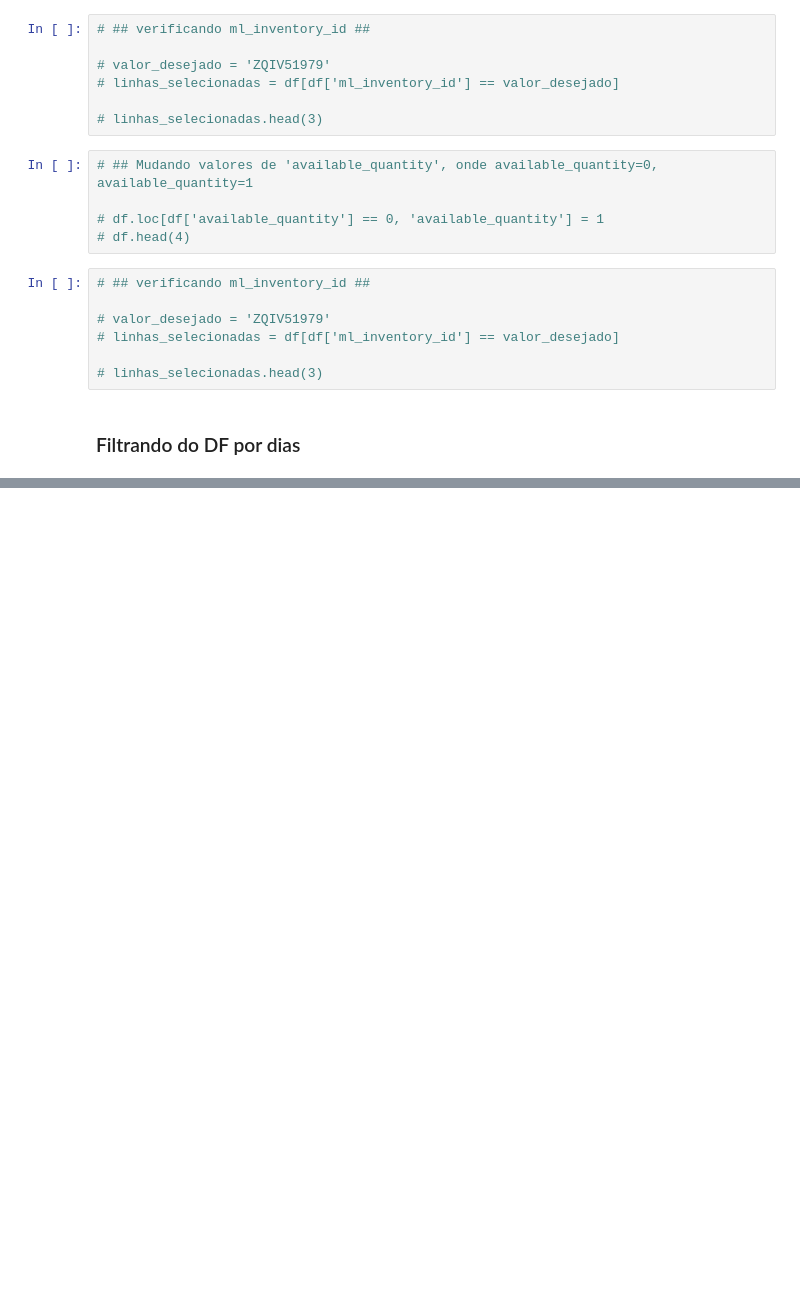
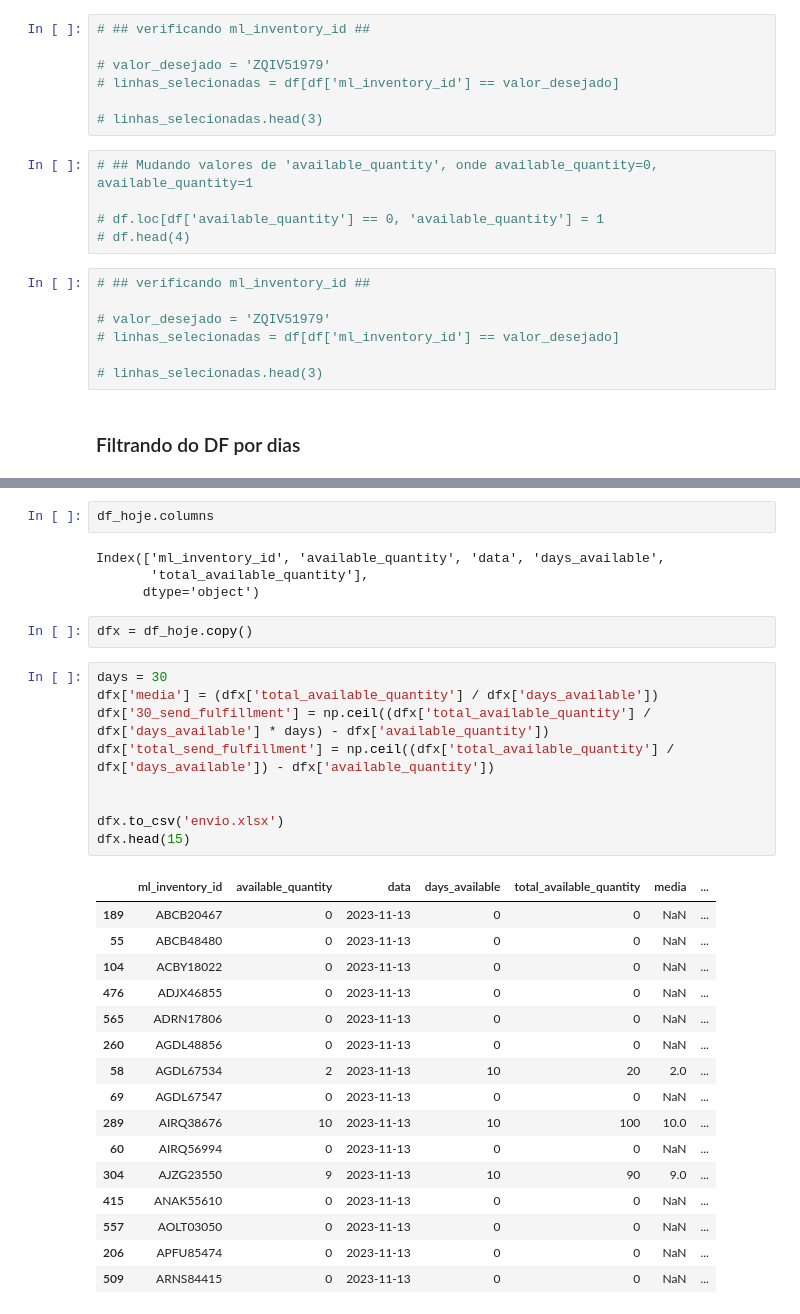
Before and after one commit to lpcoutinho/api_musical, a Jupyter notebook: Notebooks/calculando_estoque.ipynb, the cells around one changed output, grey strips where cells are left out. Drawn from its saved outputs; the diff is of its cells as text; blank space fills up the shorter version.

```diff
--- a/Notebooks/calculando_estoque.ipynb
+++ b/Notebooks/calculando_estoque.ipynb
@@ -404,0 +490,34 @@ df_filtrado2
+# %%
+df_hoje.columns
+# %% [output]
+Index(['ml_inventory_id', 'available_quantity', 'data', 'days_available',
+       'total_available_quantity'],
+      dtype='object')
+# %%
+dfx = df_hoje.copy()
+# %%
+days = 30
+dfx['media'] = (dfx['total_available_quantity'] / dfx['days_available'])
+dfx['30_send_fulfillment'] = np.ceil((dfx['total_available_quantity'] / dfx['days_available'] * days) - dfx['available_quantity'])
+dfx['total_send_fulfillment'] = np.ceil((dfx['total_available_quantity'] / dfx['days_available']) - dfx['available_quantity'])
+
+
+dfx.to_csv('envio.xlsx')
+dfx.head(15)
+# %% [output]
+|  | ml_inventory_id | available_quantity | data | days_available | total_available_quantity | media | ... |
+| 189 | ABCB20467 | 0 | 2023-11-13 | 0 | 0 | NaN | ... |
+| 55 | ABCB48480 | 0 | 2023-11-13 | 0 | 0 | NaN | ... |
+| 104 | ACBY18022 | 0 | 2023-11-13 | 0 | 0 | NaN | ... |
+| 476 | ADJX46855 | 0 | 2023-11-13 | 0 | 0 | NaN | ... |
+| 565 | ADRN17806 | 0 | 2023-11-13 | 0 | 0 | NaN | ... |
+| 260 | AGDL48856 | 0 | 2023-11-13 | 0 | 0 | NaN | ... |
+| 58 | AGDL67534 | 2 | 2023-11-13 | 10 | 20 | 2.0 | ... |
+| 69 | AGDL67547 | 0 | 2023-11-13 | 0 | 0 | NaN | ... |
+| 289 | AIRQ38676 | 10 | 2023-11-13 | 10 | 100 | 10.0 | ... |
+| 60 | AIRQ56994 | 0 | 2023-11-13 | 0 | 0 | NaN | ... |
+| 304 | AJZG23550 | 9 | 2023-11-13 | 10 | 90 | 9.0 | ... |
+| 415 | ANAK55610 | 0 | 2023-11-13 | 0 | 0 | NaN | ... |
+| 557 | AOLT03050 | 0 | 2023-11-13 | 0 | 0 | NaN | ... |
+| 206 | APFU85474 | 0 | 2023-11-13 | 0 | 0 | NaN | ... |
+| 509 | ARNS84415 | 0 | 2023-11-13 | 0 | 0 | NaN | ... |
```
Also changed, not shown: parts of 40 cells of this notebook, 7 other files.
